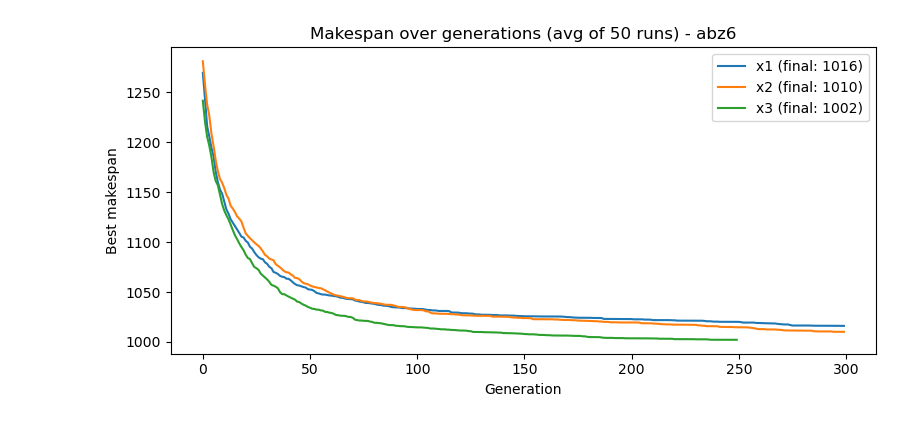
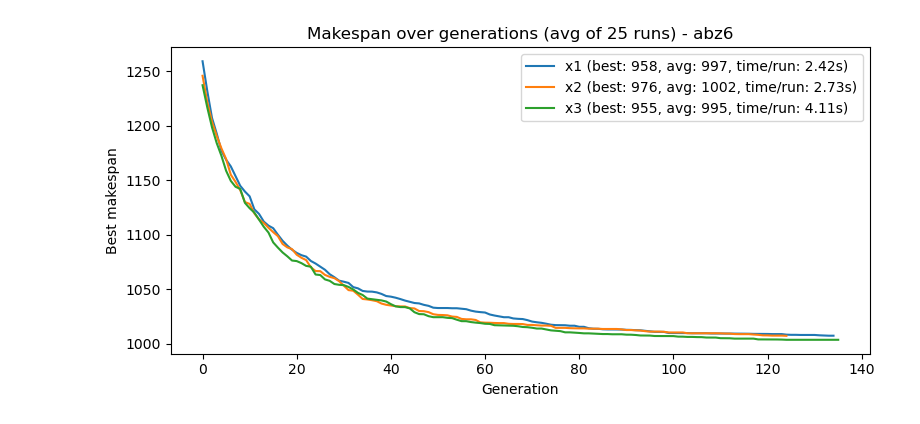
Before and after one commit to Yoosseph/optimization_algorithmic_research, a Jupyter notebook: genetic_algorithm/genetic_algorithm.ipynb, the cells around one changed output. Drawn from its saved outputs; the diff is of its cells as text; code cells hidden in the pictures.

```diff
--- a/genetic_algorithm/genetic_algorithm.ipynb
+++ b/genetic_algorithm/genetic_algorithm.ipynb
@@ -164,11 +200,6 @@ def genetic_algorithm(file_path,
     return best_global, avg
 # %%
 if __name__ == "__main__":
-    best = genetic_algorithm("abz5.txt",
-                             population_size=200,
-                             generations=1000,
-                             mutation_rate=0.2,
-                             elites=5,
-                             runs=1)
+    best = genetic_algorithm("abz5.txt")
 # %% [output]
 === Run 1/1 ===
@@ -191,42 +222,85 @@ Average makespan over 1 runs: 1344.0
 # %%
-# ...existing code...
 import matplotlib.pyplot as plt
 
-def run_ga_collect_curve(file_path, population_size, generations, mutation_rate, elites, runs=25):
+def run_ga_collect_curve(file_path, population_size, generations, mutation_rate, elites, runs=25,
+                         adaptive_mutation=True,
+                         mutation_min=0.02,
+                         mutation_max=0.50,
+                         stagnation_generations=25,
+                         mutation_increase=1.3,
+                         mutation_decrease=0.9,
+                         stop_if_stagnant=100):
     num_jobs, num_machines, jobs_data = parse_instance(file_path)
     all_curves = []
+    run_times = []           # ADDED
+    final_makespans = []     # ADDED
+
     for run_idx in range(1, runs + 1):
         print(f"[{file_path}] Run {run_idx} {run_idx}/{runs} started...")
+        start_time = time()  # ADDED
+
         population = [
             Individual(generate_chromosome(num_jobs, num_machines))
             for _ in range(population_size)
         ]
         best_curve = []
 
+        current_mutation = mutation_rate
+        no_improve = 0
+        last_best = None
+
+        stop_no_improve = 0
+        stop_last_best = None
+
         for _gen in range(generations):
             population = population_fitness_sort(population, jobs_data)
             best_curve.append(population[0].fitness)
+
+            if adaptive_mutation:
+                if last_best is None or population[0].fitness < last_best:
+                    no_improve = 0
+                    current_mutation = max(mutation_min, current_mutation * mutation_decrease)
+                    last_best = population[0].fitness
+                else:
+                    no_improve += 1
+                    if no_improve >= stagnation_generations:
+                        current_mutation = min(mutation_max, current_mutation * mutation_increase)
+                        no_improve = 0
+
+            if stop_if_stagnant is not None:
+                if stop_last_best is None or population[0].fitness < stop_last_best:
+                    stop_last_best = population[0].fitness
+                    stop_no_improve = 0
+                else:
+                    stop_no_improve += 1
+                    if stop_no_improve >= stop_if_stagnant:
+                        print(f"Stopping early at gen {_gen} (no improvement for {stop_if_stagnant} gens)")
+                        break
 
             new_population = population[:elites]
             while len(new_population) < population_size:
                 p1 = tournament_selection(population)
                 p2 = tournament_selection(population)
                 child = crossover(p1, p2, num_jobs, num_machines)
-                child = mutate(child, mutation_rate)
+                child = mutate(child, current_mutation)
                 new_population.append(child)
 
             population = new_population
 
+        elapsed = time() - start_time  # ADDED
+        run_times.append(elapsed)      # ADDED
         all_curves.append(best_curve)
-        print(f"[{file_path}] Run {run_idx}/{runs} done.")
+        final_makespans.append(best_curve[-1])  # ADDED
+        print(f"[{file_path}] Run {run_idx}/{runs} done. time={elapsed:.2f}s")  # ADDED
 
     avg_curve = [sum(gen_vals) / len(gen_vals) for gen_vals in zip(*all_curves)]
-    return avg_curve
+    avg_time_per_run = sum(run_times) / len(run_times) if run_times else 0.0  # ADDED
+    return avg_curve, avg_time_per_run, run_times, final_makespans  # CHANGED
 
 # --- Parameter sets (same for all instances) ---
-x1 = dict(population_size=200, generations=300, mutation_rate=0.15, elites=4)
-x2 = dict(population_size=150, generations=300, mutation_rate=0.30, elites=3)
-x3 = dict(population_size=400, generations=250, mutation_rate=0.10, elites=6)
+x1 = dict(population_size=300, generations=400, mutation_rate=0.25, elites=8)
+x2 = dict(population_size=400, generations=400, mutation_rate=0.25, elites=8)
+x3 = dict(population_size=550, generations=400, mutation_rate=0.25, elites=8)
 
 
 instances = [
@@ -234,33 +308,31 @@ instances = [
     ("abz6.txt", "abz6"),
     ("abz7.txt", "abz7"),
 ]
-
 for path, label in instances:
     print(f"\n=== Instance {label} ===")
 
     print(f"[{label}] Running x1...")
-    c1 = run_ga_collect_curve(path, runs=50, **x1)
-    print(f"[{label}] x1 done. Final avg makespan: {c1[-1]:.2f}")
+    c1, t1_avg, t1_runs, f1 = run_ga_collect_curve(path, runs=25, **x1)  # CHANGED
+    print(f"[{label}] x1 done. Final avg makespan: {c1[-1]:.2f} | best: {min(f1):.2f} | avg: {sum(f1)/len(f1):.2f} | avg time/run: {t1_avg:.2f}s | runs: {t1_runs}")
 
     print(f"[{label}] Running x2...")
-    c2 = run_ga_collect_curve(path, runs=50, **x2)
-    print(f"[{label}] x2 done. Final avg makespan: {c2[-1]:.2f}")
+    c2, t2_avg, t2_runs, f2 = run_ga_collect_curve(path, runs=25, **x2)  # CHANGED
+    print(f"[{label}] x2 done. Final avg makespan: {c2[-1]:.2f} | best: {min(f2):.2f} | avg: {sum(f2)/len(f2):.2f} | avg time/run: {t2_avg:.2f}s | runs: {t2_runs}")
 
     print(f"[{label}] Running x3...")
-    c3 = run_ga_collect_curve(path, runs=50, **x3)
-    print(f"[{label}] x3 done. Final avg makespan: {c3[-1]:.2f}")
+    c3, t3_avg, t3_runs, f3 = run_ga_collect_curve(path, runs=25, **x3)  # CHANGED
+    print(f"[{label}] x3 done. Final avg makespan: {c3[-1]:.2f} | best: {min(f3):.2f} | avg: {sum(f3)/len(f3):.2f} | avg time/run: {t3_avg:.2f}s | runs: {t3_runs}")
 
     plt.figure(figsize=(8, 4))
-    plt.plot(c1, label=f"x1 (final: {c1[-1]:.0f})")
-    plt.plot(c2, label=f"x2 (final: {c2[-1]:.0f})")
-    plt.plot(c3, label=f"x3 (final: {c3[-1]:.0f})")
-    plt.title(f"Makespan over generations (avg of 50 runs) - {label}")
+    plt.plot(c1, label=f"x1 (best: {min(f1):.0f}, avg: {sum(f1)/len(f1):.0f}, time/run: {t1_avg:.2f}s)")
+    plt.plot(c2, label=f"x2 (best: {min(f2):.0f}, avg: {sum(f2)/len(f2):.0f}, time/run: {t2_avg:.2f}s)")
+    plt.plot(c3, label=f"x3 (best: {min(f3):.0f}, avg: {sum(f3)/len(f3):.0f}, time/run: {t3_avg:.2f}s)")
+    plt.title(f"Makespan over generations (avg of 25 runs) - {label}")
     plt.xlabel("Generation")
     plt.ylabel("Best makespan")
     plt.legend()
     plt.tight_layout()
     plt.show()
-# ...existing code...
 # %% [output]
 === Instance abz5 ===
 [abz5] Running x1...
@@ -300,3 +372,3 @@ for path, label in instances:
-[figure, old version]
+[figure, new version]
 === Instance abz7 ===
 [abz7] Running x1...
```
Also changed, not shown: parts of 3 cells of this notebook, 17 other files.
